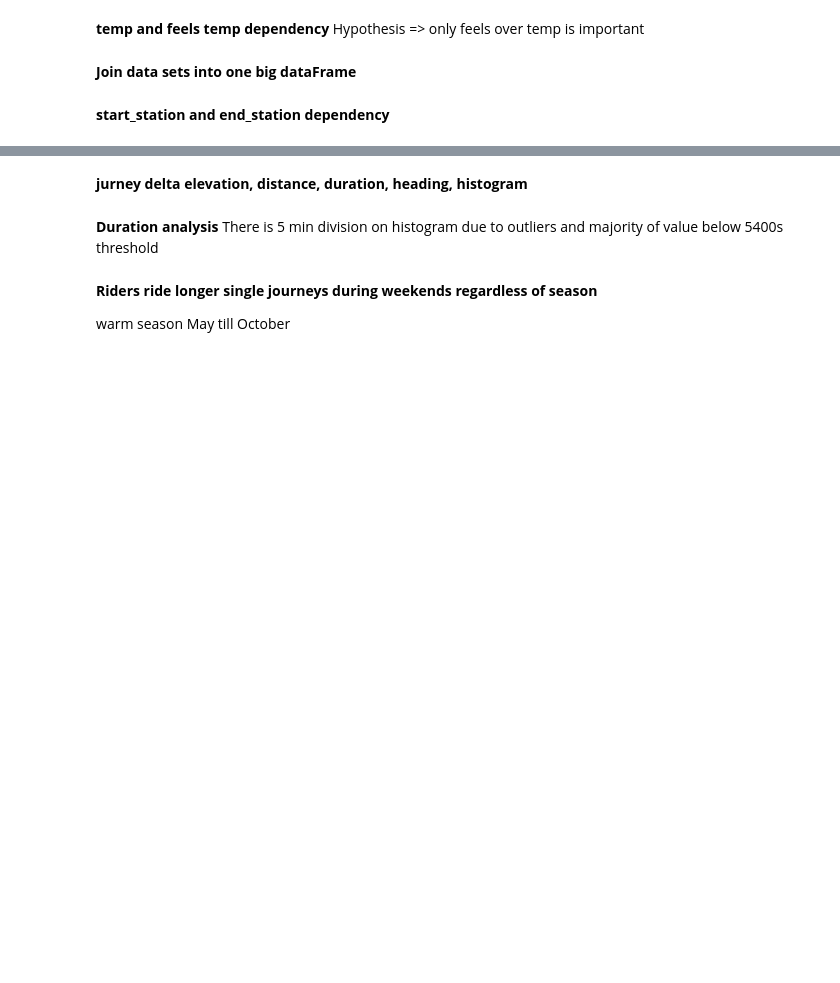
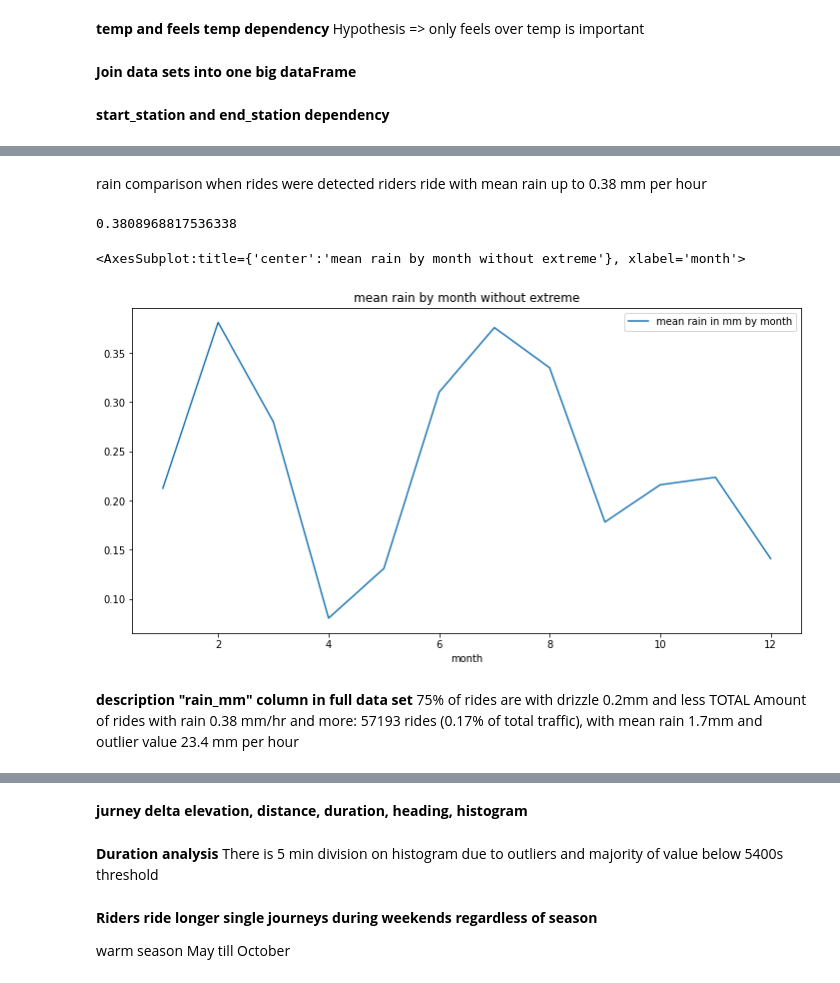
Before and after one commit to daim77/python_BI_analysis_bike_sharing, a Jupyter notebook: results.ipynb, the cells around one changed output, grey strips where cells are left out. Saved outputs shown, nothing was run; the diff lists cells and outputs as text; code cells hidden in the pictures; blank space fills up the shorter version.

```diff
--- a/results.ipynb
+++ b/results.ipynb
@@ -408,0 +462,21 @@ df.plot.scatter('start_station_id', 'end_station_id', figsize=(12, 6), marker='x
+# %% [markdown]
+rain comparison when rides were detected
+riders ride with mean rain up to 0.38 mm per hour
+# %%
+df1 = full_data_df.loc[:,['wx_date', 'rain_mm']]
+df1['month'] = pd.DatetimeIndex(df1['wx_date']).month
+q_hi = df1['rain_mm'].quantile(0.99)
+q_low = df1['rain_mm'].quantile(0.01)
+
+print(df1.loc[(df1['rain_mm'] <= q_hi) & (df1['rain_mm'] >= q_low), ['month', 'rain_mm']].groupby('month')['rain_mm'].mean().max())
+
+df1.loc[(df1['rain_mm'] <= q_hi) & (df1['rain_mm'] >= q_low), :].groupby('month')['rain_mm'].mean()\
+    .plot(legend=True, figsize=(12,6), title='mean rain by month without extreme', label='mean rain in mm by month')
+# %% [output]
+0.3808968817536338
+<AxesSubplot:title={'center':'mean rain by month without extreme'}, xlabel='month'>
+[figure, added]
+# %% [markdown]
+**description "rain_mm" column in full data set**
+75% of rides are with drizzle 0.2mm and less
+TOTAL Amount of rides with rain 0.38 mm/hr and more: 57193 rides (0.17% of total traffic), with mean rain 1.7mm and outlier value 23.4 mm per hour
```
Also changed, not shown: parts of 26 cells of this notebook.
